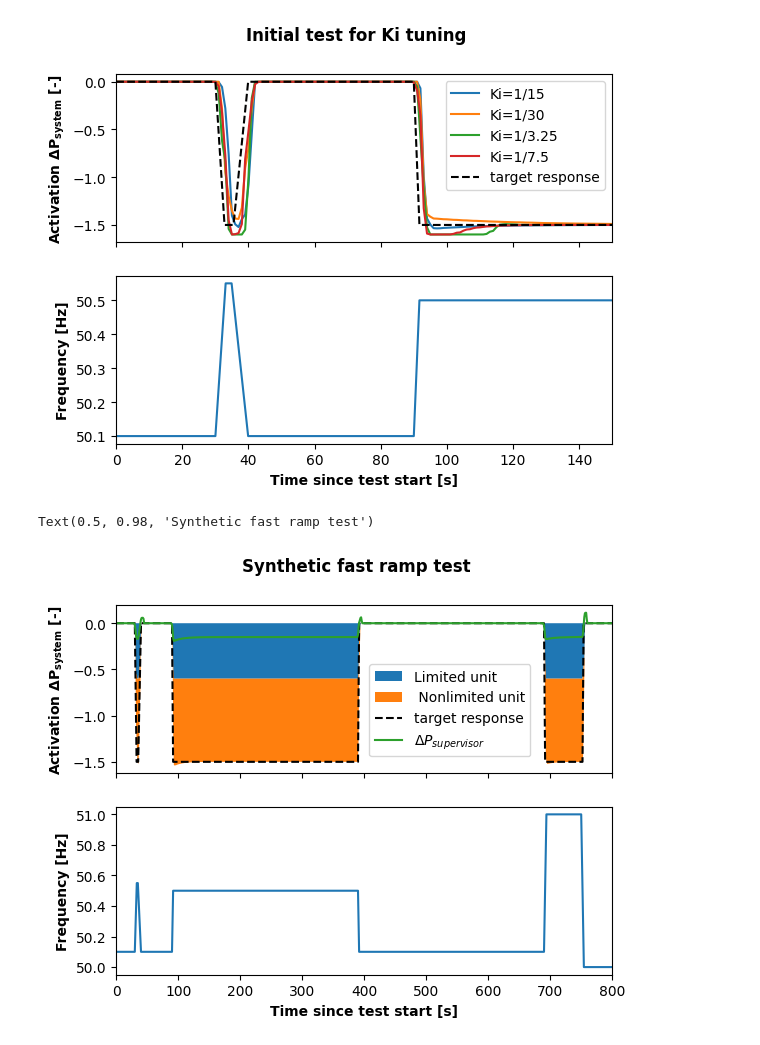
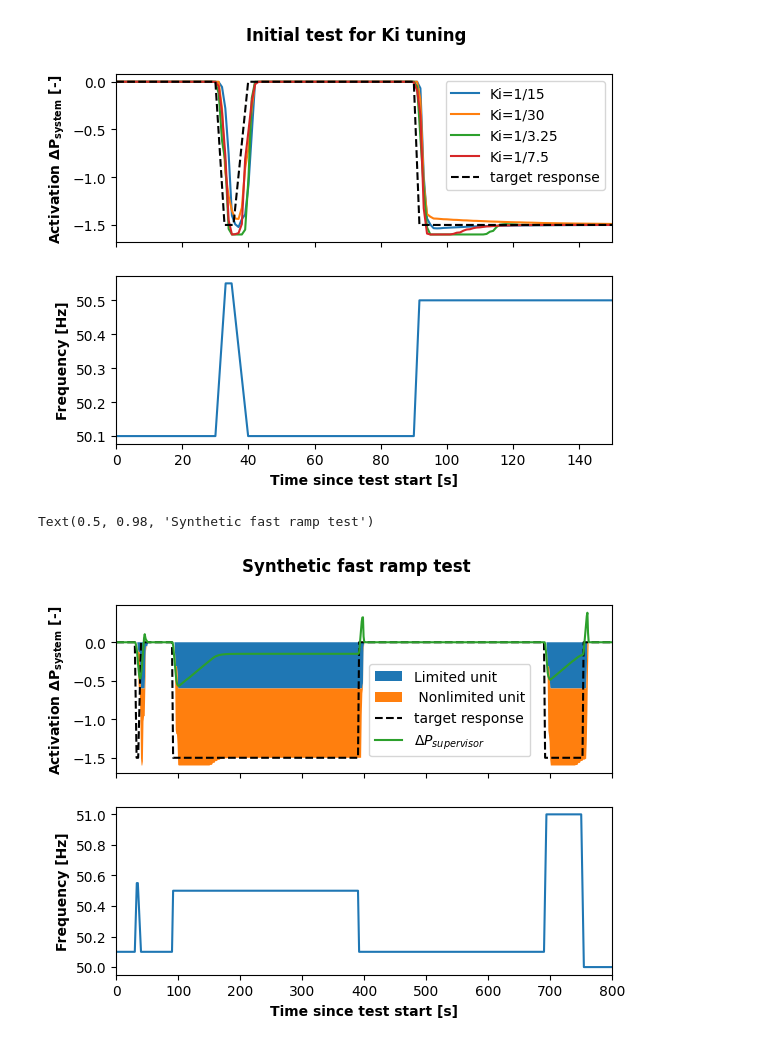
Before and after one commit to MortenHay/Bachelor, a Jupyter notebook: miscplotting.ipynb, the cells around one changed output. Drawn from its saved outputs; the diff is of its cells as text; code cells hidden in the pictures.

```diff
--- a/miscplotting.ipynb
+++ b/miscplotting.ipynb
@@ -150,7 +150,8 @@ fig.suptitle('Initial test for Ki tuning',weight='bold')
 Text(0.5, 0.98, 'Initial test for Ki tuning')
 [figure]
 # %%
-filepath = 'saved/fastramp.json'
+#filepath = 'saved/fastramp.json'
+filepath = 'tests/121125,095711.json'
 fig, axs = plt.subplots(2,1,sharex=True)
 with open(filepath) as file:
     data = [json.loads(line) for line in file]
@@ -167,31 +168,31 @@ df_pivot.index = pd.to_datetime(df_pivot.index, unit="s")
 df_resampled = df_pivot.resample("s").mean()
 
 # Interpolate the measurements
 df_resampled = df_resampled.interpolate()
 df_resampled['offset'] = (df_resampled.index - df_resampled.index[0]).total_seconds()
 axs[0].stackplot(df_resampled['offset'],df_resampled['delta P@pi_1'],df_resampled['delta P@pi_2'],labels=['Limited unit',' Nonlimited unit'])
 
 start = dt.datetime.now()
 
 test = synthetics.FastRampTest(start)
 active_bid = 1.5
 ts = np.arange(start,start + dt.timedelta(seconds=800),dt.timedelta(seconds=0.1)).astype(dt.datetime)
 toffs = np.array([(t-start).total_seconds() for t in ts])
 fs = np.array([test.measure_frequency(t) for t in ts])
 dfs = fs-50.1
 R = 0.4/active_bid
 dPs = np.array([clamp(-df/R,-active_bid,0) for df in dfs])
 
 
 axs[0].plot(toffs,dPs,color='black',linestyle='--', label = 'target response')
 axs[0].plot(df_resampled['offset'],df_resampled['delta P supervisor@supervisor'], label = r'$\Delta P_{supervisor}$')
 axs[0].set_xlim(0,800)
 axs[0].legend(loc=(0.51,0.1))
 axs[0].set_ylabel(r'Activation $\mathbf{\Delta P_{system}}$ [-]',weight='bold')
 axs[1].plot(toffs,fs,label = 'frequency')
 axs[1].set_ylabel('Frequency [Hz]',weight='bold')
 axs[1].set_xlabel('Time since test start [s]',weight='bold')
 fig.suptitle('Synthetic fast ramp test',weight='bold')
 # %% [output]
 Text(0.5, 0.98, 'Synthetic fast ramp test')
-[figure, old version]
+[figure, new version]
```
Also changed, not shown: parts of 2 cells of this notebook, 1 other file.
